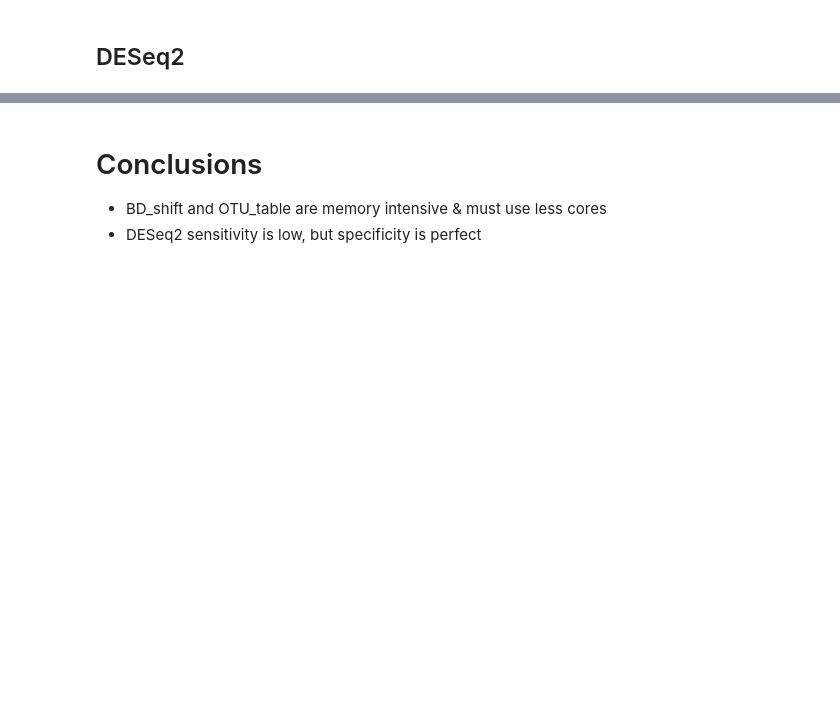
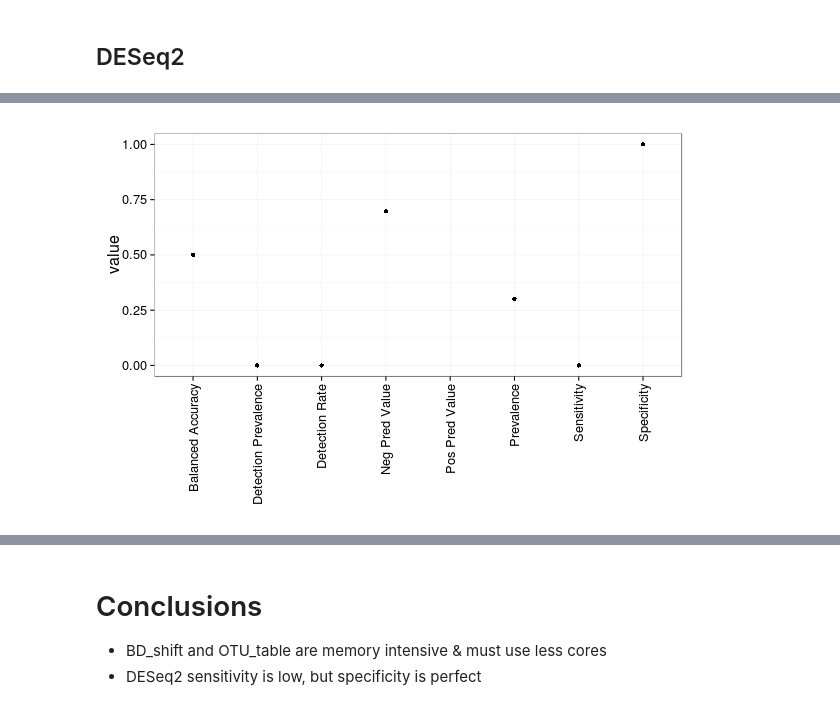
Before and after one commit to nick-youngblut/SIPSim, a Jupyter notebook: ipynb/bac_genome/n1210/validation.ipynb, the cells around one changed output, grey strips where cells are left out. Drawn from its saved outputs; the diff is of its cells as text; code cells hidden in the pictures; blank space fills up the shorter version.

```diff
--- a/ipynb/bac_genome/n1210/validation.ipynb
+++ b/ipynb/bac_genome/n1210/validation.ipynb
@@ -536,6 +536,24 @@ File written: DESeq2-cMtx
 File written: DESeq2-cMtx_table.csv
 File written: DESeq2-cMtx_overall.csv
 File written: DESeq2-cMtx_byClass.csv
+# %%
+%%R -i workDir -w 600 -h 400
+
+setwd(workDir)
+
+byClass = read.csv('DESeq2-cMtx_byClass.csv')
+
+ggplot(byClass, aes(X, byClass)) +
+    geom_point() +
+    labs(y='value') +
+    theme_bw() +
+    theme(
+        text=element_text(size=16),
+        axis.text.x=element_text(angle=90, hjust=1, vjust=0.5),
+        axis.title.x=element_blank()
+        )
+# %% [output]
+[figure, added]
 # %%
 %%bash -s $workDir
 cd $1
```
Also changed, not shown: parts of 3 cells of this notebook, 12 other files.
